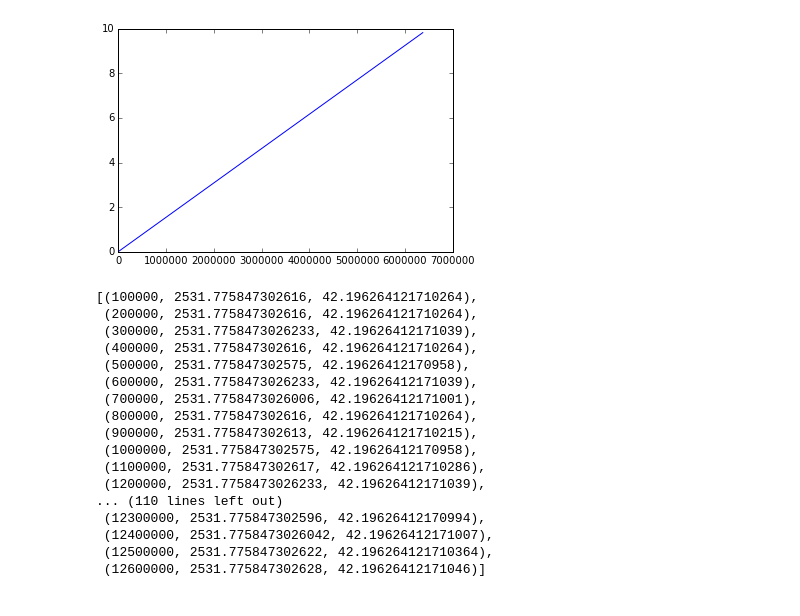
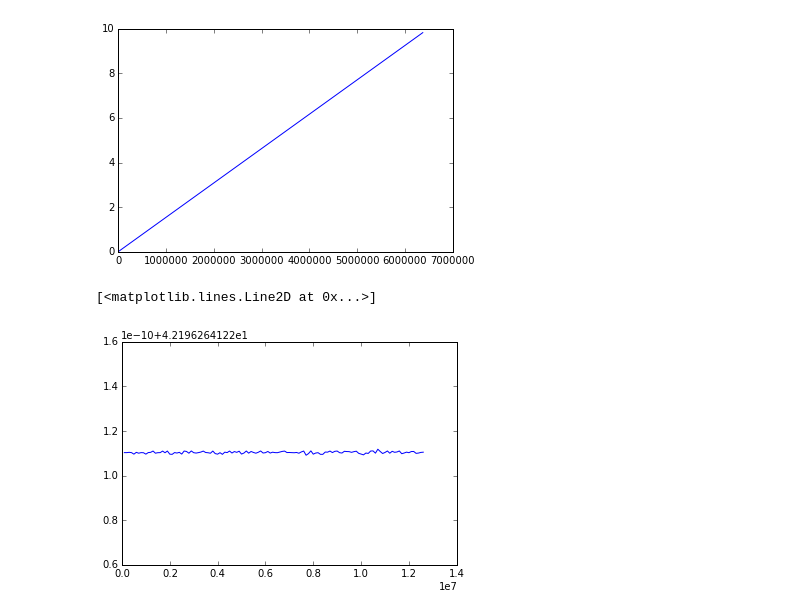
Before and after one commit to motleytech/pybook, a Jupyter notebook: books/Falling_through_the_earth.ipynb, the cells around one changed output. Drawn from its saved outputs; the diff is of its cells as text; code cells hidden in the pictures.

```diff
--- a/books/Falling_through_the_earth.ipynb
+++ b/books/Falling_through_the_earth.ipynb
@@ -8,6 +8,7 @@ rad = dia/2.0
 me = 5.972e24  # mass of the earth
 pi = 3.1415926
 G = 6.67384e-11 # gravitational constant
+g = 9.8
 
 volume = 4 * pi * pow(rad, 3.0) / 3.0
 density = me / volume
@@ -21,8 +22,6 @@ def acc_at_depth(d):
     md = density * vol_d
     acc = G*md / pow(d, 2.0)
     return acc
-
-g = acc_at_depth(rad)
 # %% [markdown]
 Lets plot the acceleration due to gravity vs distance from center of the earth. From our analytical work ($a_h = \frac {h}{R} g$), its expected to be a linear relationship.
 # %%
@@ -46,51 +45,39 @@ chord_lengths = [100000*n for n in range(1, 127)]
 g = 9.8
 
 def get_acc(chlen, R, x):
     return (g/(2*R))*(chlen - 2*x)
 
 def get_vt(s, v, a):
     rv = rt = 0
     if a == 0:
         rv = v
         rt = s/v
         return (rv, rt)
     rt = (math.sqrt(v*v + 2*a*s) - v) / a
     rv = v + a*rt
     return (rv, rt)
 
-def get_travel_time(chlen, nparts):
+def get_travel_time(chlen, nparts, acc_func):
     dist = chlen/2.0
     curve_power = 2.0
     stfacs = [pow((float(x)/nparts), curve_power) for x in xrange(nparts+1)]
     steps = [dist*xx for xx in stfacs]
     total_time = 0
     cv = 0
     for st1, st2 in zip(steps, steps[1:]):
         dist = st2 - st1
-        acc = get_acc(chlen, rad, st1)
+        acc = acc_func(chlen, rad, st1)
         cv, time_part = get_vt(dist, cv, acc)
         total_time += time_part
 
     return 2*total_time
 
-results = [(dist1, get_travel_time(dist1, 500)) for dist1 in chord_lengths]
+results = [(dist1, get_travel_time(dist1, 500, get_acc)) for dist1 in chord_lengths]
 
-pp([(ds, tm, tm/60) for ds, tm in results])
+# plot of time vs chord length
+xvals = [d for d, t in results]
+yvals = [t/60.0 for d, t in results]
+plt.plot(xvals, yvals)
 # %% [output]
-[(100000, 2531.775847302616, 42.196264121710264),
- (200000, 2531.775847302616, 42.196264121710264),
- (300000, 2531.7758473026233, 42.19626412171039),
- (400000, 2531.775847302616, 42.196264121710264),
- (500000, 2531.775847302575, 42.19626412170958),
- (600000, 2531.7758473026233, 42.19626412171039),
- (700000, 2531.7758473026006, 42.19626412171001),
- (800000, 2531.775847302616, 42.196264121710264),
- (900000, 2531.775847302613, 42.196264121710215),
- (1000000, 2531.775847302575, 42.19626412170958),
- (1100000, 2531.775847302617, 42.196264121710286),
- (1200000, 2531.7758473026233, 42.19626412171039),
-... (110 lines left out)
- (12300000, 2531.775847302596, 42.19626412170994),
- (12400000, 2531.7758473026042, 42.19626412171007),
- (12500000, 2531.775847302622, 42.196264121710364),
- (12600000, 2531.775847302628, 42.19626412171046)]
+[<matplotlib.lines.Line2D at 0x...>]
+[figure, added]
```
Also changed, not shown: parts of 4 cells of this notebook, 2 other files.
